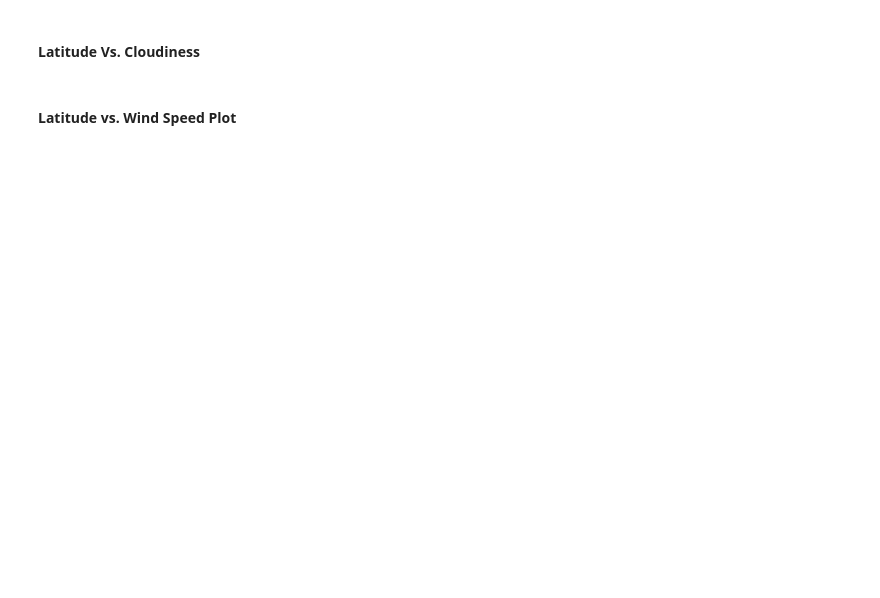
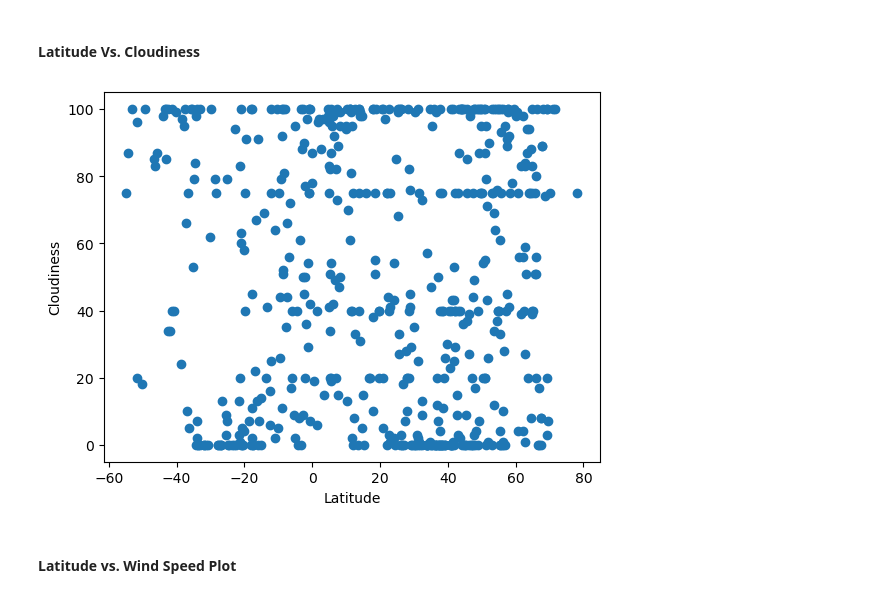
Before and after one commit to jackieoc/python-api-challenge, a Jupyter notebook: WeatherPy/WeatherPy.ipynb, the cells around one changed output. Cells and saved outputs as stored; diff of their text form; code cells hidden in the pictures; blank space fills up the shorter version.

```diff
--- a/WeatherPy/WeatherPy.ipynb
+++ b/WeatherPy/WeatherPy.ipynb
@@ -218,16 +228,21 @@ plt.show()
 #### Latitude Vs. Cloudiness
 # %%
 # Build the scatter plots for latitude vs. cloudiness
-# YOUR CODE HERE
+x_values= city_data_df["Lat"]
+y_values = city_data_df["Cloudiness"]
+plt.scatter(x_values,y_values)
 
 # Incorporate the other graph properties
-# YOUR CODE HERE
+plt.xlabel('Latitude')
+plt.ylabel('Cloudiness')
 
 # Save the figure
 plt.savefig("output_data/Fig3.png")
 
 # Show plot
 plt.show()
+# %% [output]
+[figure, added]
 # %% [markdown]
 #### Latitude vs. Wind Speed Plot
 # %%
```
Also changed, not shown: parts of 36 cells of this notebook, 5 other files.
